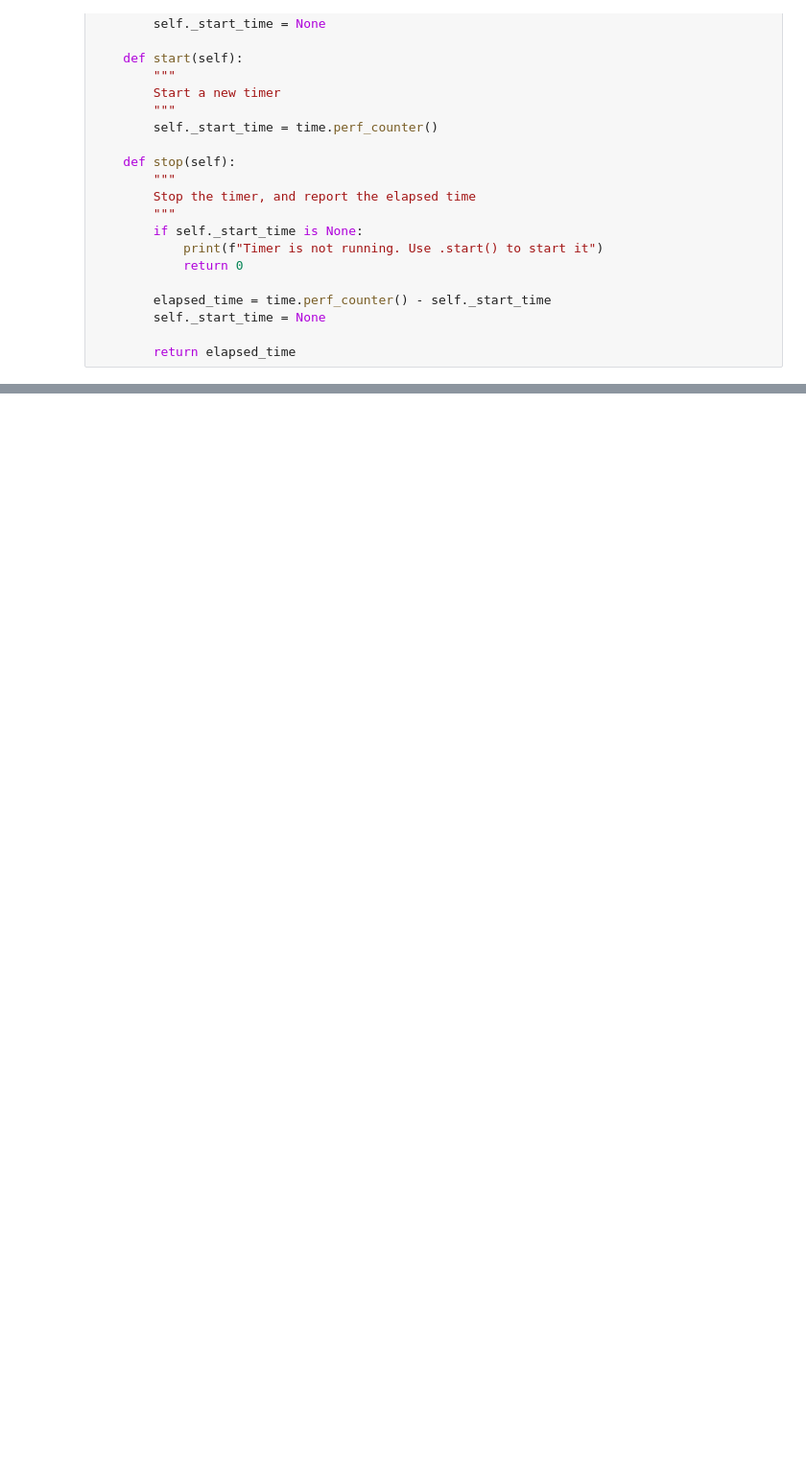
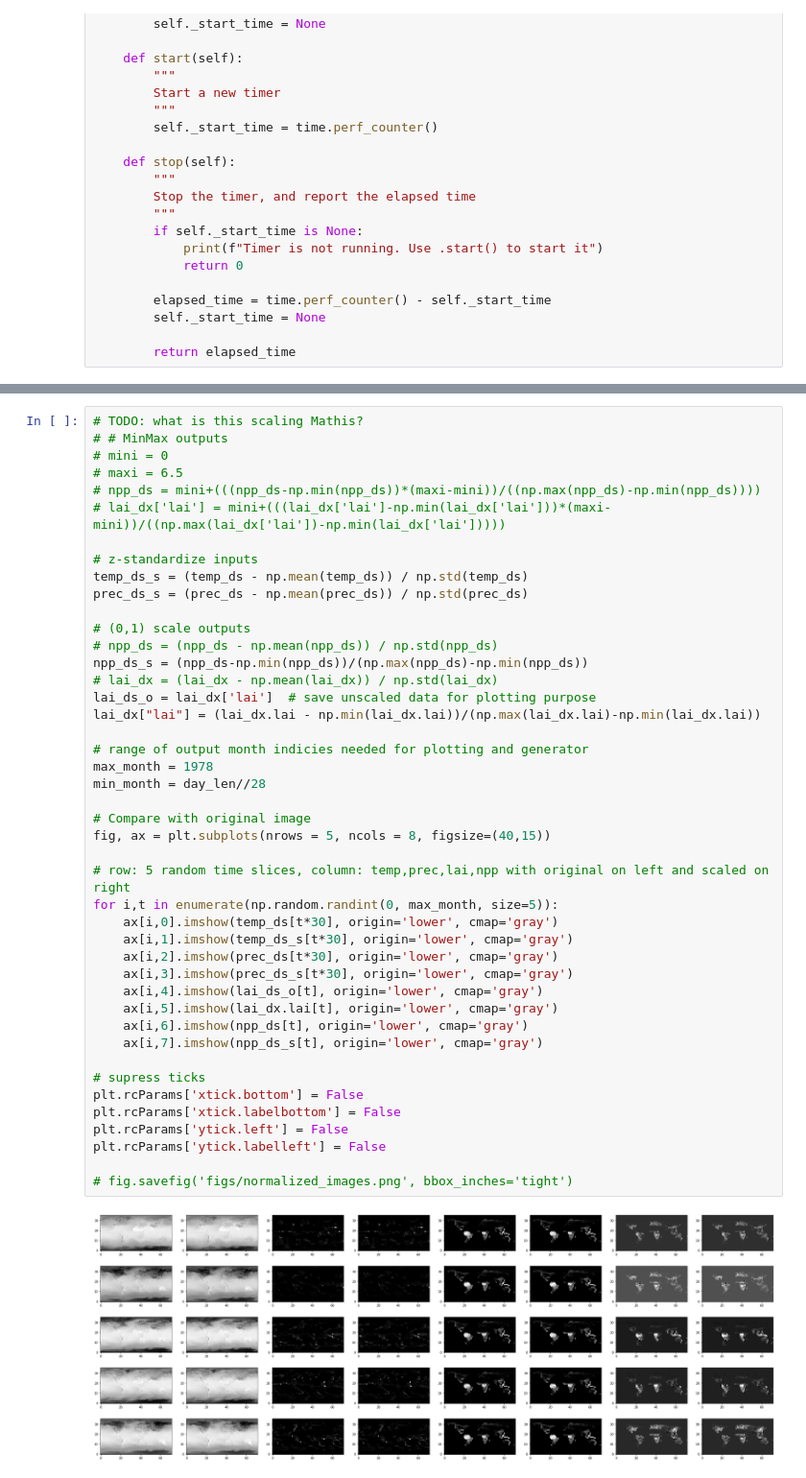
Before and after one commit to moorugi98/hackathon-climate-team0, a Jupyter notebook: ConvLSTM.ipynb, the cells around one changed output, grey strips where cells are left out. Shown at 96% size. Saved outputs shown, nothing was run; the diff lists cells and outputs as text; blank space fills up the shorter version.

Commit message:
merge data pipeline and training

```diff
--- a/ConvLSTM.ipynb
+++ b/ConvLSTM.ipynb
@@ -159,0 +79,46 @@ def gen_data_card():
+# %%
+# TODO: what is this scaling Mathis?
+# # MinMax outputs
+# mini = 0
+# maxi = 6.5
+# npp_ds = mini+(((npp_ds-np.min(npp_ds))*(maxi-mini))/((np.max(npp_ds)-np.min(npp_ds))))
+# lai_dx['lai'] = mini+(((lai_dx['lai']-np.min(lai_dx['lai']))*(maxi-mini))/((np.max(lai_dx['lai'])-np.min(lai_dx['lai']))))
+
+# z-standardize inputs
+temp_ds_s = (temp_ds - np.mean(temp_ds)) / np.std(temp_ds)
+prec_ds_s = (prec_ds - np.mean(prec_ds)) / np.std(prec_ds)
+
+# (0,1) scale outputs
+# npp_ds = (npp_ds - np.mean(npp_ds)) / np.std(npp_ds)
+npp_ds_s = (npp_ds-np.min(npp_ds))/(np.max(npp_ds)-np.min(npp_ds))
+# lai_dx = (lai_dx - np.mean(lai_dx)) / np.std(lai_dx)
+lai_ds_o = lai_dx['lai']  # save unscaled data for plotting purpose
+lai_dx["lai"] = (lai_dx.lai - np.min(lai_dx.lai))/(np.max(lai_dx.lai)-np.min(lai_dx.lai))
+
+# range of output month indicies needed for plotting and generator
+max_month = 1978
+min_month = day_len//28
+
+# Compare with original image
+fig, ax = plt.subplots(nrows = 5, ncols = 8, figsize=(40,15))
+
+# row: 5 random time slices, column: temp,prec,lai,npp with original on left and scaled on right
+for i,t in enumerate(np.random.randint(0, max_month, size=5)):
+    ax[i,0].imshow(temp_ds[t*30], origin='lower', cmap='gray')
+    ax[i,1].imshow(temp_ds_s[t*30], origin='lower', cmap='gray')
+    ax[i,2].imshow(prec_ds[t*30], origin='lower', cmap='gray')
+    ax[i,3].imshow(prec_ds_s[t*30], origin='lower', cmap='gray')
+    ax[i,4].imshow(lai_ds_o[t], origin='lower', cmap='gray')
+    ax[i,5].imshow(lai_dx.lai[t], origin='lower', cmap='gray')
+    ax[i,6].imshow(npp_ds[t], origin='lower', cmap='gray')
+    ax[i,7].imshow(npp_ds_s[t], origin='lower', cmap='gray')
+
+# supress ticks
+plt.rcParams['xtick.bottom'] = False
+plt.rcParams['xtick.labelbottom'] = False
+plt.rcParams['ytick.left'] = False
+plt.rcParams['ytick.labelleft'] = False
+
+# fig.savefig('figs/normalized_images.png', bbox_inches='tight')
+# %% [output]
+[figure, added]
```
Also changed, not shown: parts of 28 cells of this notebook, 7 other files.
